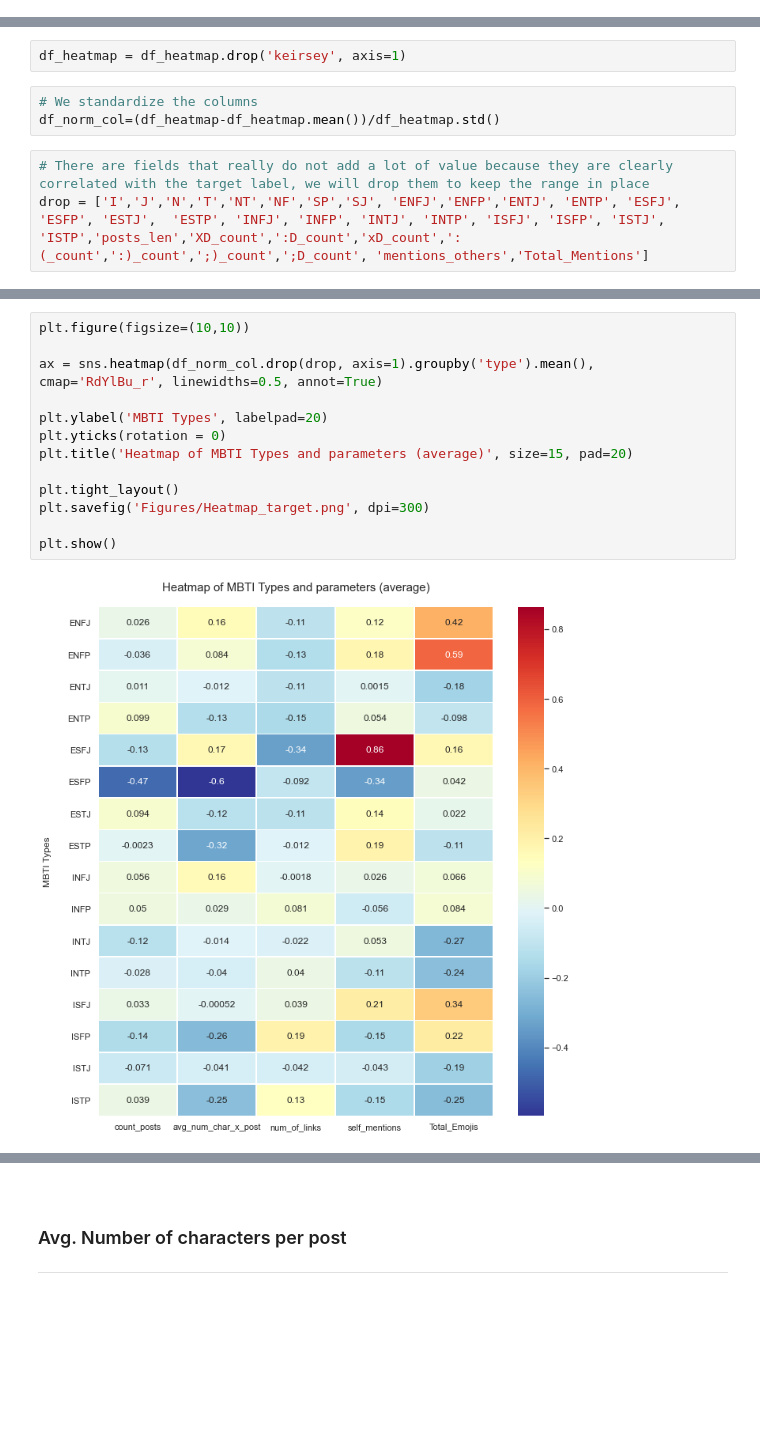
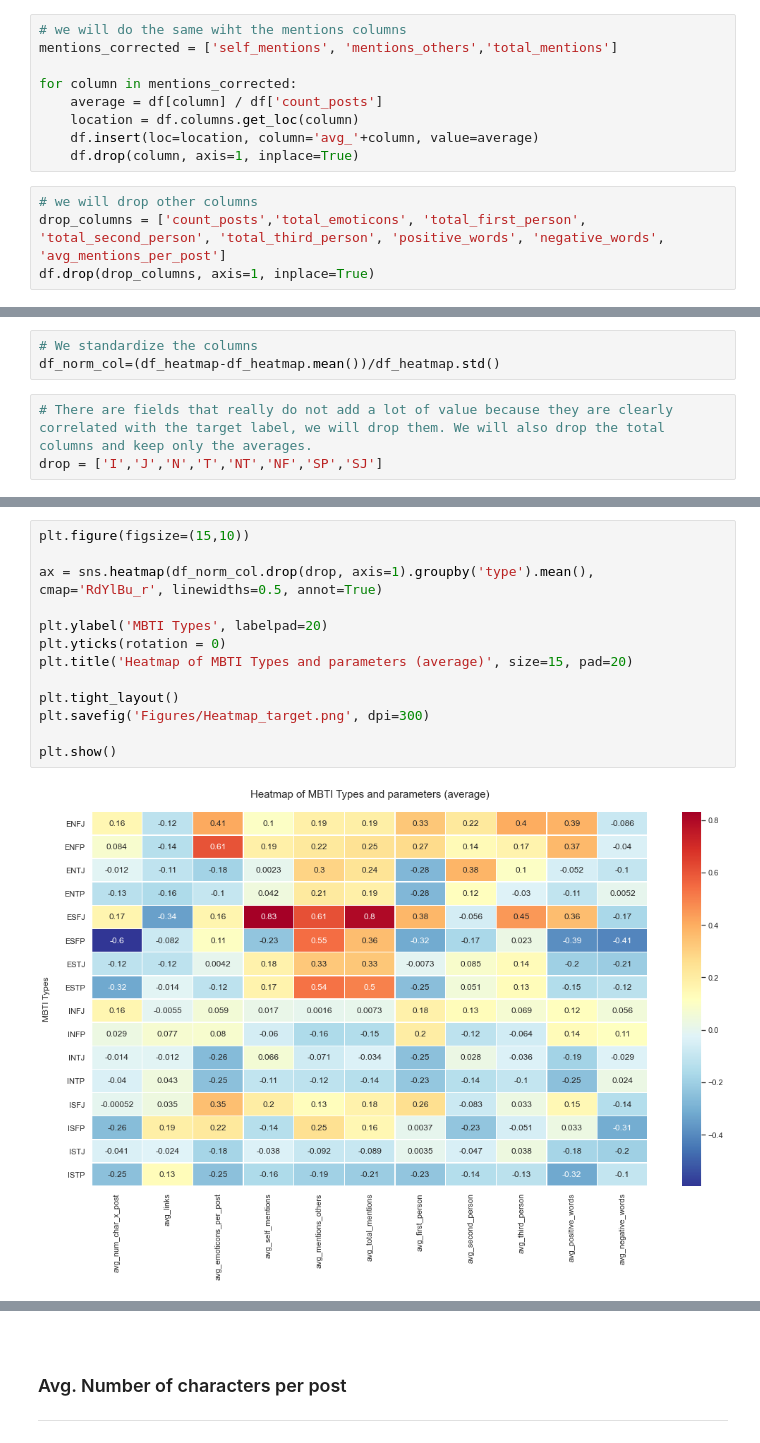
Before and after one commit to DSJourney/MBTI, a Jupyter notebook: notebooks/EDA/MBTI_EDA_Clean.ipynb, the cells around one changed output, grey strips where cells are left out. Drawn from its saved outputs; the diff is of its cells as text; blank space fills up the shorter version.

Commit message:
corrects wrong commit

```diff
--- a/notebooks/EDA/MBTI_EDA_Clean.ipynb
+++ b/notebooks/EDA/MBTI_EDA_Clean.ipynb
@@ -165,0 +183,13 @@ mbti_types = ['ENFJ', 'ENFP', 'ENTJ', 'ENTP', 'ESFJ', 'ESFP', 'ESTJ', 'ESTP', 'I
+# %%
+# we will do the same wiht the mentions columns
+mentions_corrected = ['self_mentions', 'mentions_others','total_mentions']
+
+for column in mentions_corrected:
+    average = df[column] / df['count_posts']
+    location = df.columns.get_loc(column)
+    df.insert(loc=location, column='avg_'+column, value=average)
+    df.drop(column, axis=1, inplace=True)
+# %%
+# we will drop other columns
+drop_columns = ['count_posts','total_emoticons', 'total_first_person', 'total_second_person', 'total_third_person', 'positive_words', 'negative_words', 'avg_mentions_per_post']
+df.drop(drop_columns, axis=1, inplace=True)
@@ -325,11 +365,9 @@ There are many variables in our dataset that are similar amongst them. We will f
 - Total number of emojis they use
 # %%
 df_heatmap = df.set_index('type')
-# %%
-df_heatmap = df_heatmap.drop('keirsey', axis=1)
 # %%
 # We standardize the columns
 df_norm_col=(df_heatmap-df_heatmap.mean())/df_heatmap.std()
 # %%
-# There are fields that really do not add a lot of value because they are clearly correlated with the target label, we will drop them to keep the range in place
-drop = ['I','J','N','T','NT','NF','SP','SJ', 'ENFJ','ENFP','ENTJ', 'ENTP', 'ESFJ', 'ESFP', 'ESTJ',  'ESTP', 'INFJ', 'INFP', 'INTJ', 'INTP', 'ISFJ', 'ISFP', 'ISTJ', 'ISTP','posts_len','XD_count',':D_count','xD_count',':(_count',':)_count',';)_count',';D_count', 'mentions_others','Total_Mentions']
+# There are fields that really do not add a lot of value because they are clearly correlated with the target label, we will drop them. We will also drop the total columns and keep only the averages.
+drop = ['I','J','N','T','NT','NF','SP','SJ']
@@ -336,15 +383,15 @@ drop = ['I','J','N','T','NT','NF','SP','SJ', 'ENFJ','ENFP','ENTJ', 'ENTP', 'ESFJ
 # %%
-plt.figure(figsize=(10,10))
+plt.figure(figsize=(15,10))
 
 ax = sns.heatmap(df_norm_col.drop(drop, axis=1).groupby('type').mean(), cmap='RdYlBu_r', linewidths=0.5, annot=True)
 
 plt.ylabel('MBTI Types', labelpad=20)
 plt.yticks(rotation = 0)
 plt.title('Heatmap of MBTI Types and parameters (average)', size=15, pad=20)
 
 plt.tight_layout()
 plt.savefig('Figures/Heatmap_target.png', dpi=300)
 
 plt.show()
 # %% [output]
-[figure, old version]
+[figure, new version]
```
Also changed, not shown: parts of 210 cells of this notebook, 17 other files.
